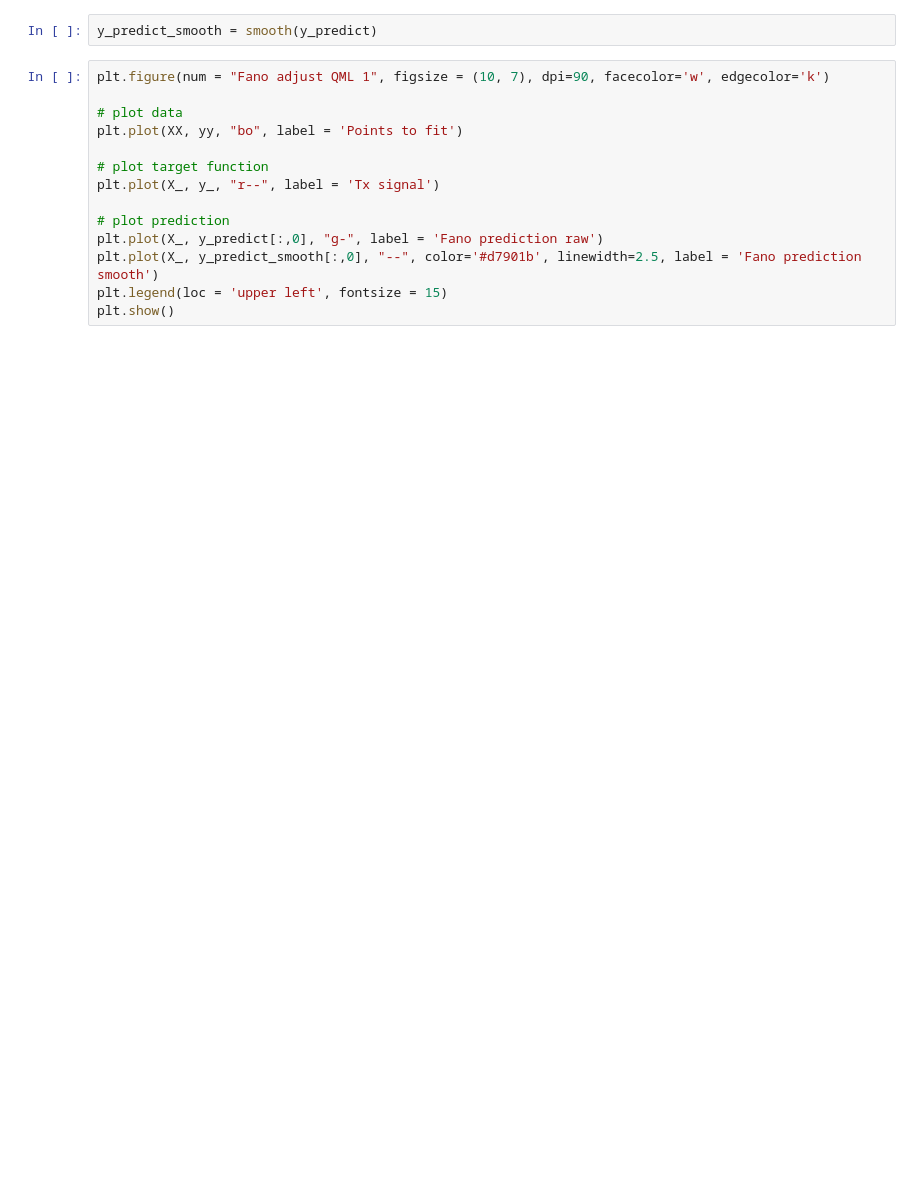
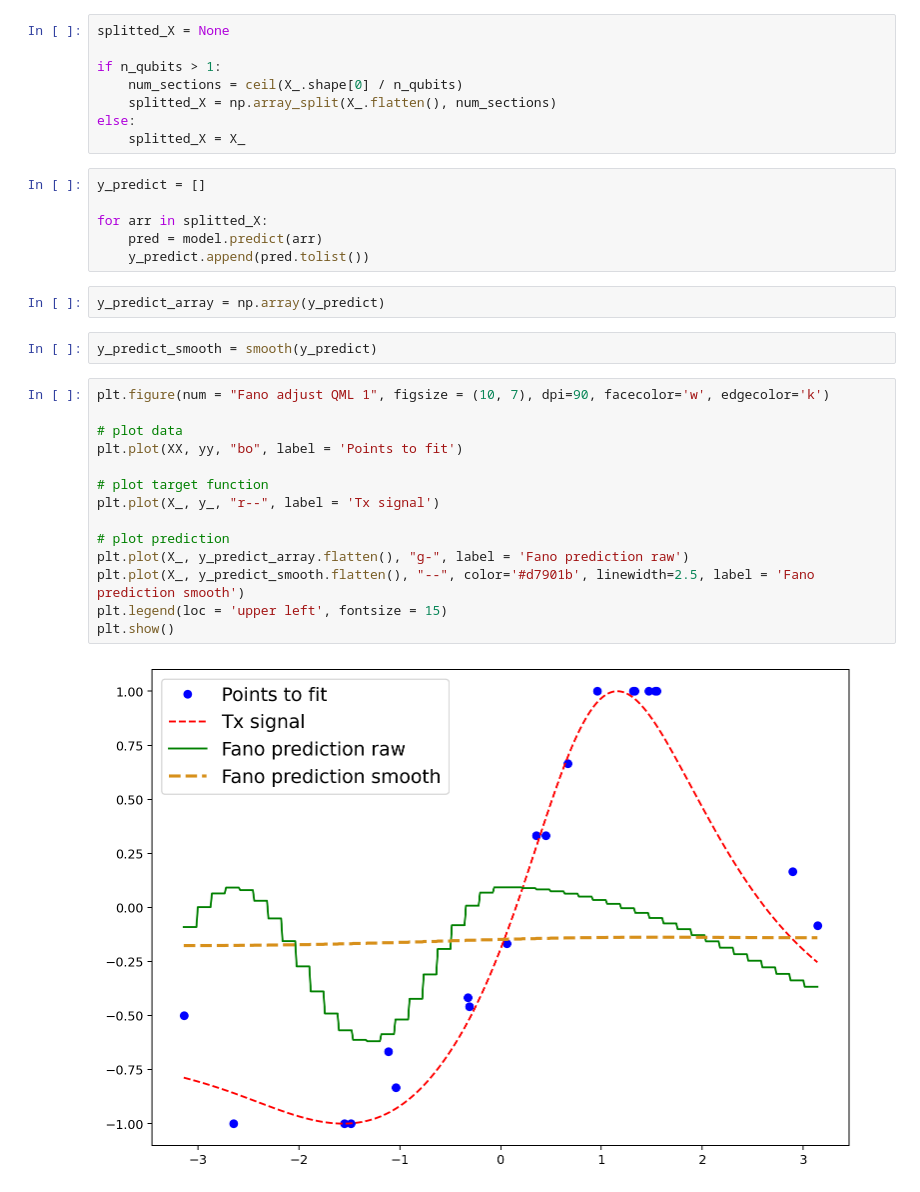
Before and after one commit to sergiomtzlosa/qml-notebooks, a Jupyter notebook: experiments/qnn_qiskit.ipynb, the cells around one changed output. Drawn from its saved outputs; the diff is of its cells as text; blank space fills up the shorter version.

```diff
--- a/experiments/qnn_qiskit.ipynb
+++ b/experiments/qnn_qiskit.ipynb
@@ -257,17 +258,35 @@ CircuitError: 'Index 8 out of range for size 8.'
+# %%
+splitted_X = None
+
+if n_qubits > 1:
+    num_sections = ceil(X_.shape[0] / n_qubits)
+    splitted_X = np.array_split(X_.flatten(), num_sections)
+else:
+    splitted_X = X_
+# %%
+y_predict = []
+
+for arr in splitted_X:
+    pred = model.predict(arr)
+    y_predict.append(pred.tolist())
+# %%
+y_predict_array = np.array(y_predict)
 # %%
 y_predict_smooth = smooth(y_predict)
 # %%
 plt.figure(num = "Fano adjust QML 1", figsize = (10, 7), dpi=90, facecolor='w', edgecolor='k')
 
 # plot data
 plt.plot(XX, yy, "bo", label = 'Points to fit')
 
 # plot target function
 plt.plot(X_, y_, "r--", label = 'Tx signal')
 
 # plot prediction
-plt.plot(X_, y_predict[:,0], "g-", label = 'Fano prediction raw')
-plt.plot(X_, y_predict_smooth[:,0], "--", color='#d7901b', linewidth=2.5, label = 'Fano prediction smooth')
+plt.plot(X_, y_predict_array.flatten(), "g-", label = 'Fano prediction raw')
+plt.plot(X_, y_predict_smooth.flatten(), "--", color='#d7901b', linewidth=2.5, label = 'Fano prediction smooth')
 plt.legend(loc = 'upper left', fontsize = 15)
 plt.show()
+# %% [output]
+[figure, added]
 # %%
```
Also changed, not shown: parts of 15 cells of this notebook.
